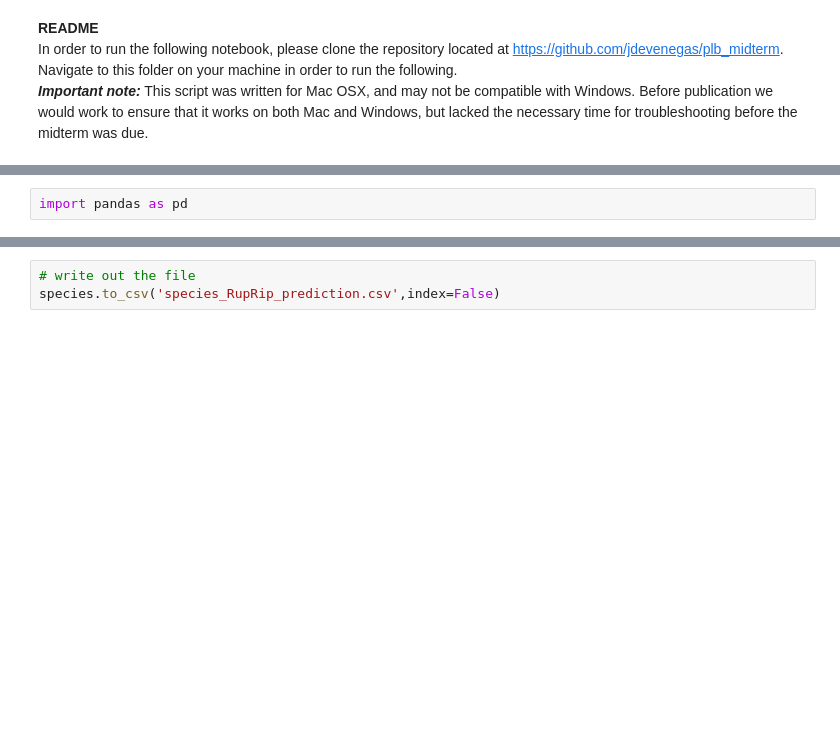
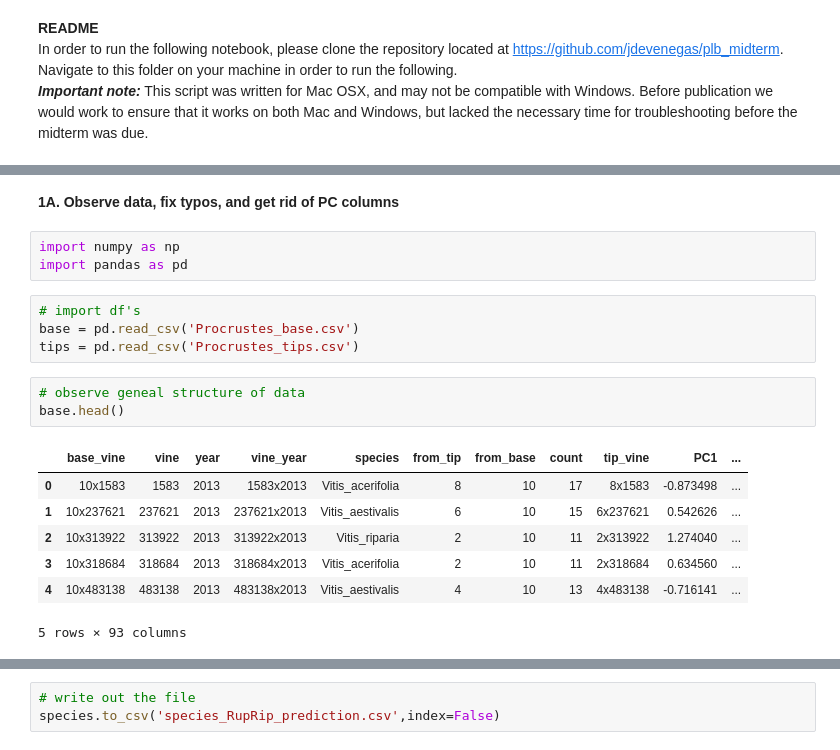
Before and after one commit to jdevenegas/plb_midterm, a Jupyter notebook: SVM_final_notebook.ipynb, the cells around one changed output, grey strips where cells are left out. Drawn from its saved outputs; the diff is of its cells as text; blank space fills up the shorter version.

```diff
--- a/SVM_final_notebook.ipynb
+++ b/SVM_final_notebook.ipynb
@@ -8,2 +13,20 @@ All other datasets used in this noebook are formatted and exported in dataWrangl
+# %% [markdown]
+**1A. Observe data, fix typos, and get rid of PC columns**
 # %%
+import numpy as np
 import pandas as pd
+# %%
+# import df's
+base = pd.read_csv('Procrustes_base.csv')
+tips = pd.read_csv('Procrustes_tips.csv')
+# %%
+# observe geneal structure of data
+base.head()
+# %% [output]
+|  | base_vine | vine | year | vine_year | species | from_tip | from_base | count | tip_vine | PC1 | ... |
+| 0 | 10x1583 | 1583 | 2013 | 1583x2013 | Vitis_acerifolia | 8 | 10 | 17 | 8x1583 | -0.873498 | ... |
+| 1 | 10x237621 | 237621 | 2013 | 237621x2013 | Vitis_aestivalis | 6 | 10 | 15 | 6x237621 | 0.542626 | ... |
+| 2 | 10x313922 | 313922 | 2013 | 313922x2013 | Vitis_riparia | 2 | 10 | 11 | 2x313922 | 1.274040 | ... |
+| 3 | 10x318684 | 318684 | 2013 | 318684x2013 | Vitis_acerifolia | 2 | 10 | 11 | 2x318684 | 0.634560 | ... |
+| 4 | 10x483138 | 483138 | 2013 | 483138x2013 | Vitis_aestivalis | 4 | 10 | 13 | 4x483138 | -0.716141 | ... |
+5 rows × 93 columns
```
Also changed, not shown: parts of 45 cells of this notebook, 9 other files.
